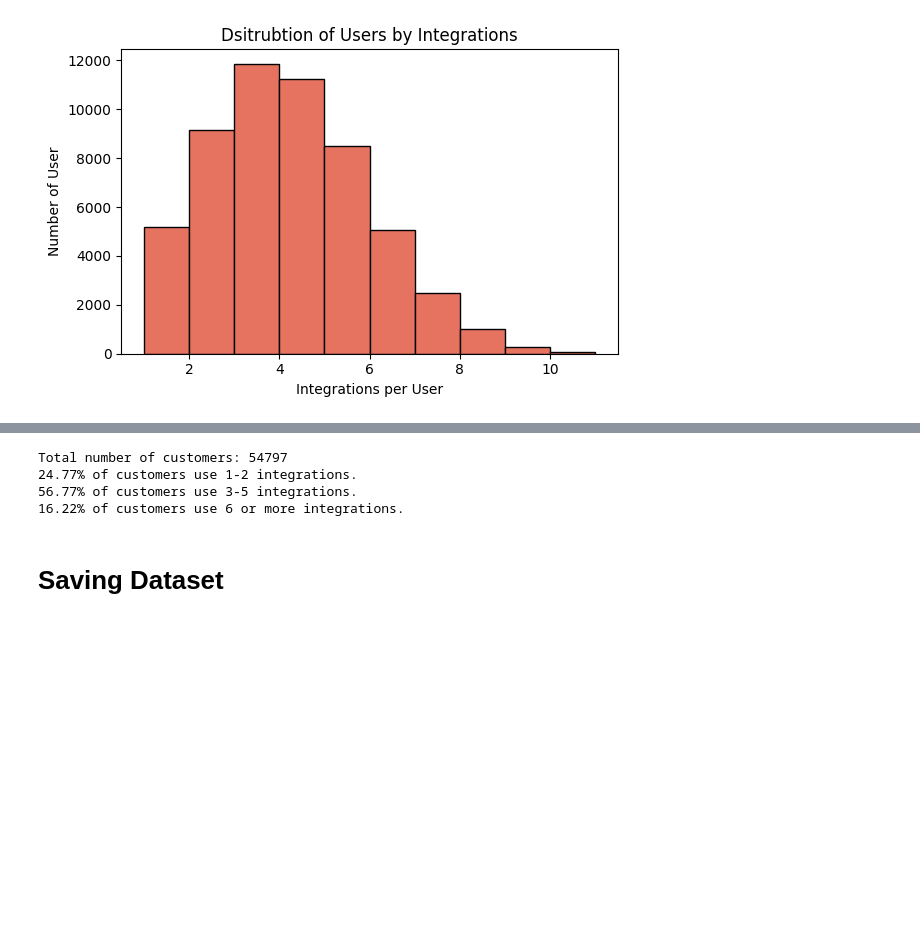
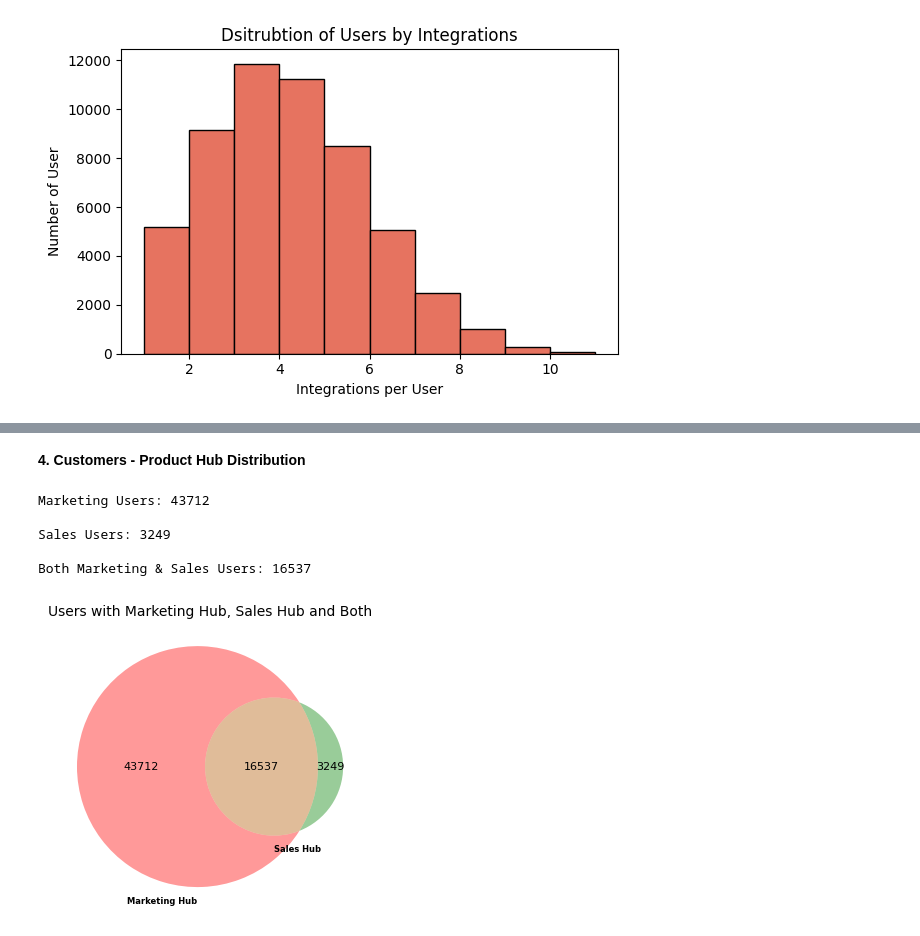
Before and after one commit to sini-sam-20/Fetch-Take-Home-Assignment, a Jupyter notebook: HubSpot/HubSpot_Integrations.ipynb, the cells around one changed output, grey strips where cells are left out. Saved outputs shown, nothing was run; the diff lists cells and outputs as text; code cells hidden in the pictures; blank space fills up the shorter version.

```diff
--- a/HubSpot/HubSpot_Integrations.ipynb
+++ b/HubSpot/HubSpot_Integrations.ipynb
@@ -442,20 +311,51 @@ plt.show()
-# %%
-total_customers = integrations_per_customer['CUSTOMER_ID'].nunique()
-print(f"Total number of customers: {total_customers}")
-
-# Define the bins
-bin_1_2 = integrations_per_customer[(integrations_per_customer['NUM_INTEGRATIONS'] >= 1) & (integrations_per_customer['NUM_INTEGRATIONS'] <= 2)]
-bin_3_5 = integrations_per_customer[(integrations_per_customer['NUM_INTEGRATIONS'] >= 3) & (integrations_per_customer['NUM_INTEGRATIONS'] <= 5)]
-bin_6_plus = integrations_per_customer[integrations_per_customer['NUM_INTEGRATIONS'] >= 6]
-
-# Count the number of customers in each bin
-count_1_2 = bin_1_2['CUSTOMER_ID'].nunique()
-count_3_5 = bin_3_5['CUSTOMER_ID'].nunique()
-count_6_plus = bin_6_plus['CUSTOMER_ID'].nunique()
-# %% [output]
-Total number of customers: 54797
-24.77% of customers use 1-2 integrations.
-56.77% of customers use 3-5 integrations.
-16.22% of customers use 6 or more integrations.
-# %% [markdown]
-# Saving Dataset
+# %% [markdown]
+**4. Customers - Product Hub Distribution**
+# %%
+# Filtering by customers where Hub Tier and Integration are not 'No Data'
+marketing_customers = metadata_integration_data_filtered[
+    (metadata_integration_data_filtered['MARKETING_HUB_TIER'] != 'No Data') &
+    (metadata_integration_data_filtered['SALES_HUB_TIER'] == 'No Data')
+]
+sales_customers = metadata_integration_data_filtered[
+    (metadata_integration_data_filtered['SALES_HUB_TIER'] != 'No Data') &
+    (metadata_integration_data_filtered['MARKETING_HUB_TIER'] == 'No Data')
+]
+
+marketing_sales_customers = metadata_integration_data_filtered[
+    (metadata_integration_data_filtered['MARKETING_HUB_TIER'] != 'No Data') &
+    (metadata_integration_data_filtered['SALES_HUB_TIER'] != 'No Data')
+]
+
+marketing_customers = marketing_customers['CUSTOMER_ID'].nunique()
+sales_customers = sales_customers['CUSTOMER_ID'].nunique()
+marketing_sales_customers = marketing_sales_customers['CUSTOMER_ID'].nunique()
+
+print(f"Marketing Users: {marketing_customers}")
+print(f"\nSales Users: {sales_customers}")
+print(f"\nBoth Marketing & Sales Users: {marketing_sales_customers}")
+# %% [output]
+Marketing Users: 43712
+
+Sales Users: 3249
+
+Both Marketing & Sales Users: 16537
+# %%
+# Venn diagram for Marketing, Sales, and Both
+fig, ax = plt.subplots(figsize=(4, 6))
+venn = venn2(subsets=(marketing_customers,sales_customers,
+                      marketing_sales_customers
+                     ),
+             set_labels=('Marketing Hub', 'Sales Hub', 'Both'),
+             ax=ax)
+
+for label in venn.set_labels:
+    label.set_fontsize(6)
+    label.set_fontweight('bold')
+
+for label in venn.subset_labels:
+    label.set_fontsize(8)
+
+ax.set_title("Users with Marketing Hub, Sales Hub and Both", fontsize=10)
+plt.show()
+# %% [output]
+[figure, added]
```
Also changed, not shown: parts of 80 cells of this notebook.
